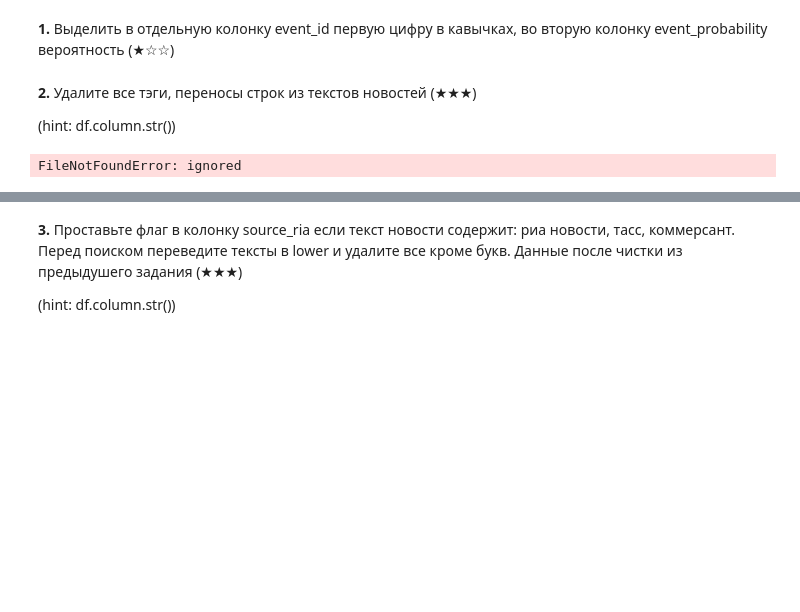
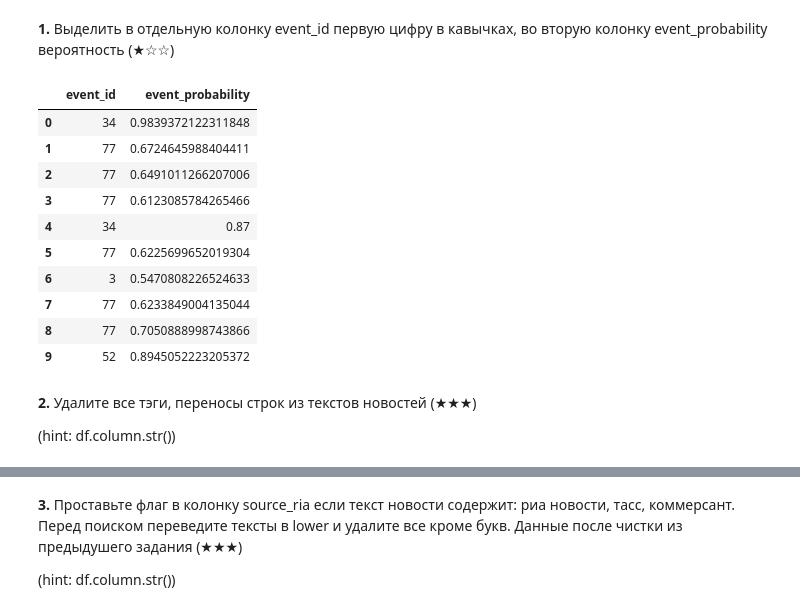
Before and after one commit to igorTyugaev/labs_python_sber, a Jupyter notebook: Homework1ML(IgorTyugaev)_ipynb.ipynb, the cells around one changed output, grey strips where cells are left out. Saved outputs shown, nothing was run; the diff lists cells and outputs as text; code cells hidden in the pictures; blank space fills up the shorter version.

```diff
--- a/Homework1ML(IgorTyugaev)_ipynb.ipynb
+++ b/Homework1ML(IgorTyugaev)_ipynb.ipynb
@@ -955,23 +846,33 @@ df = pd.DataFrame({
 # %%
 df=pd.DataFrame({'col1':["{'34': 0.9839372122311848}",
                          "{'77': 0.6724645988404411}",
                          "{'77': 0.6491011266207006}",
                          "{'77': 0.6123085784265466}",
                          "{'34': 0.87}",
                          "{'77': 0.6225699652019304}",
                          "{'3': 0.5470808226524633}",
                          "{'77': 0.6233849004135044}",
                          "{'77': 0.7050888998743866}",
                          "{'52': 0.8945052223205372}"]})
 
 #your code
+df['event_probability'] = df['col1'].str.extract(r'(\d+.\d+)')
+df['col1'] = df['col1'].str.extract(r'(\d+)')
+df = df.rename(columns={'col1': 'event_id'})
+df
+# %% [output]
+|  | event_id | event_probability |
+| 0 | 34 | 0.9839372122311848 |
+| 1 | 77 | 0.6724645988404411 |
+| 2 | 77 | 0.6491011266207006 |
+| 3 | 77 | 0.6123085784265466 |
+| 4 | 34 | 0.87 |
+| 5 | 77 | 0.6225699652019304 |
+| 6 | 3 | 0.5470808226524633 |
+| 7 | 77 | 0.6233849004135044 |
+| 8 | 77 | 0.7050888998743866 |
+| 9 | 52 | 0.8945052223205372 |
 # %% [markdown]
 **2\.** Удалите все тэги, переносы строк из текстов новостей (★★★)
 
 (hint: df.column.str())
-# %%
-df = pd.read_excel('news.xlsx')
-
-#your code
-# %% [output]
-FileNotFoundError: ignored
```
Also changed, not shown: parts of 38 cells of this notebook.
